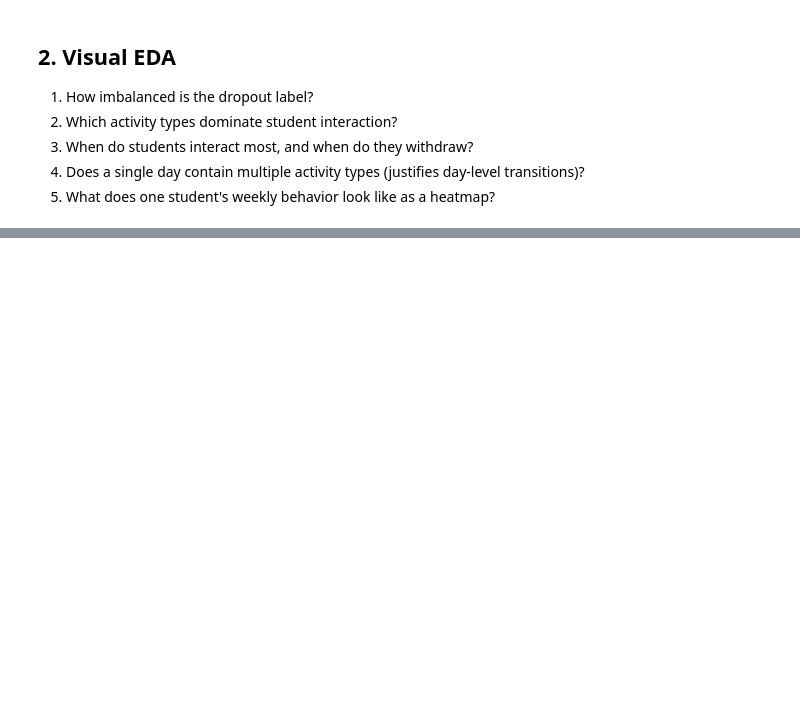
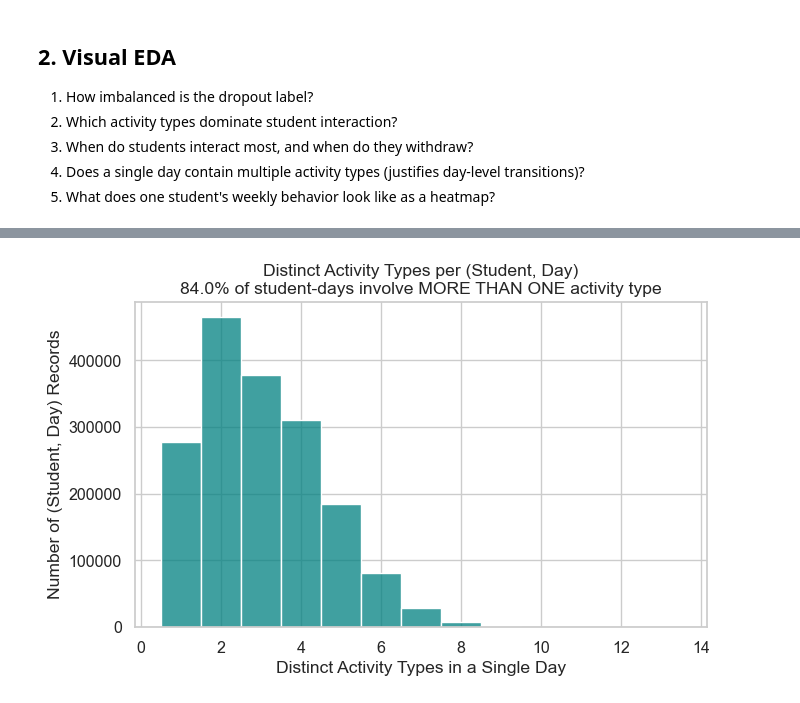
Before and after one commit to ductrien261/ati-dropout-prediction, a Jupyter notebook: notebooks/01_eda_oulad.ipynb, the cells around one changed output, grey strips where cells are left out. Cells and saved outputs as stored; diff of their text form; code cells hidden in the pictures; blank space fills up the shorter version.

```diff
--- a/notebooks/01_eda_oulad.ipynb
+++ b/notebooks/01_eda_oulad.ipynb
@@ -86,0 +293,18 @@ FIG_DIR.mkdir(parents=True, exist_ok=True)
+# %%
+merged_all = svle_clean.merge(vle[["id_site", "activity_type"]], on="id_site", how="left")
+daily_variety_all = merged_all.groupby(["id_student", "date"])["activity_type"].nunique()
+pct_multi_activity = (daily_variety_all > 1).mean() * 100
+
+fig, ax = plt.subplots(figsize=(7, 4.5))
+sns.histplot(daily_variety_all, bins=range(1, 10), discrete=True, ax=ax, color="teal")
+ax.set_title(
+    "Distinct Activity Types per (Student, Day)\n"
+    f"{pct_multi_activity:.1f}% of student-days involve MORE THAN ONE activity type"
+)
+ax.set_xlabel("Distinct Activity Types in a Single Day")
+ax.set_ylabel("Number of (Student, Day) Records")
+plt.tight_layout()
+plt.savefig(FIG_DIR / "q4_daily_activity_variety.png", dpi=150)
+plt.show()
+# %% [output]
+[figure, added]
```
Also changed, not shown: parts of 14 cells of this notebook.
